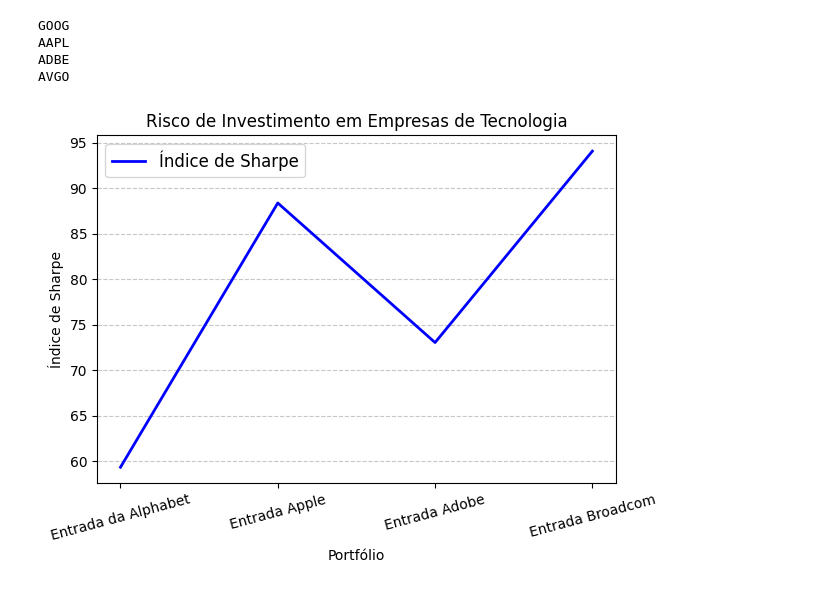
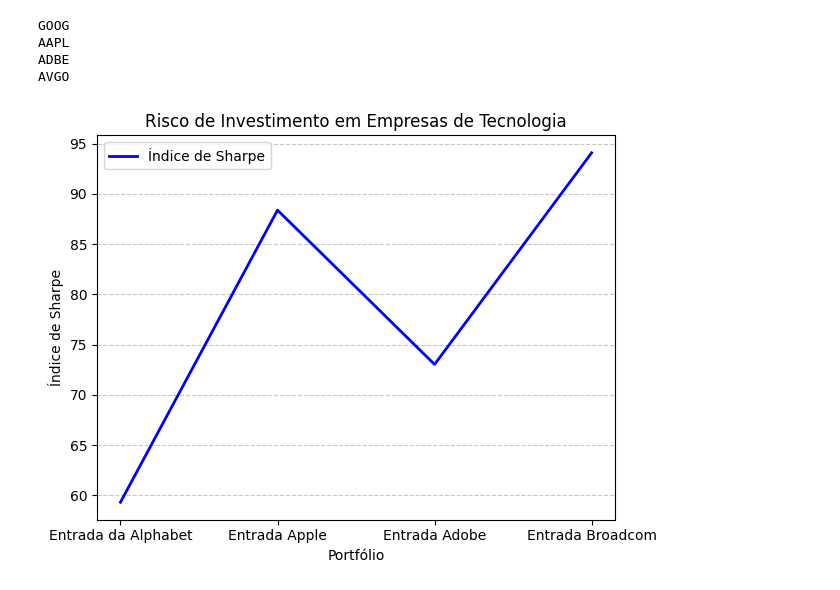
Before and after one commit to gustavoribolla/otimizador_de_investimentos, a Jupyter notebook: main.ipynb, the cells around one changed output. Cells and saved outputs as stored; diff of their text form; code cells hidden in the pictures.

```diff
--- a/main.ipynb
+++ b/main.ipynb
@@ -111,35 +111,32 @@ retorno_totalp2 = (datap2.iloc[-1]['Valor investido']/datap2.iloc[0]['Valor inve
 retorno_totalp3 = (datap3.iloc[-1]['Valor investido']/datap3.iloc[0]['Valor investido'] - 1)
 
 desvio_padrao = retornop.std()
 desvio_padrao1 = retornop1.std()
 desvio_padrao2 = retornop2.std()
 desvio_padrao3 = retornop3.std()
 
 sharpee0 = retorno_totalp/desvio_padrao
 sharpee1 = retorno_totalp1/desvio_padrao1
 sharpee2 = retorno_totalp2/desvio_padrao2
 sharpee3 = retorno_totalp3/desvio_padrao3
 
 sharpees.append(sharpee0)
 sharpees.append(sharpee1)
 sharpees.append(sharpee2)
 sharpees.append(sharpee3)
 
 portfolios = ['Entrada da Alphabet', 'Entrada Apple', 'Entrada Adobe', 'Entrada Broadcom']
 sharpees = [sharpee0, sharpee1, sharpee2, sharpee3]
 
 # Gráfico
 plt.figure()
 plt.plot(portfolios, sharpees, color='blue', markersize=8, linewidth=2)
 plt.xlabel('Portfólio')
 plt.ylabel('Índice de Sharpe')
 plt.title('Risco de Investimento em Empresas de Tecnologia')
-plt.xticks(rotation=15)
 plt.grid(axis='y', linestyle='--', alpha=0.7)
-
-plt.legend(['Índice de Sharpe'], loc='best', fontsize=12)
-
+plt.legend(['Índice de Sharpe'], loc='best', fontsize=10)
 plt.tight_layout()
 plt.show()
 # %% [output]
-[figure, old version]
+[figure, new version]
```
